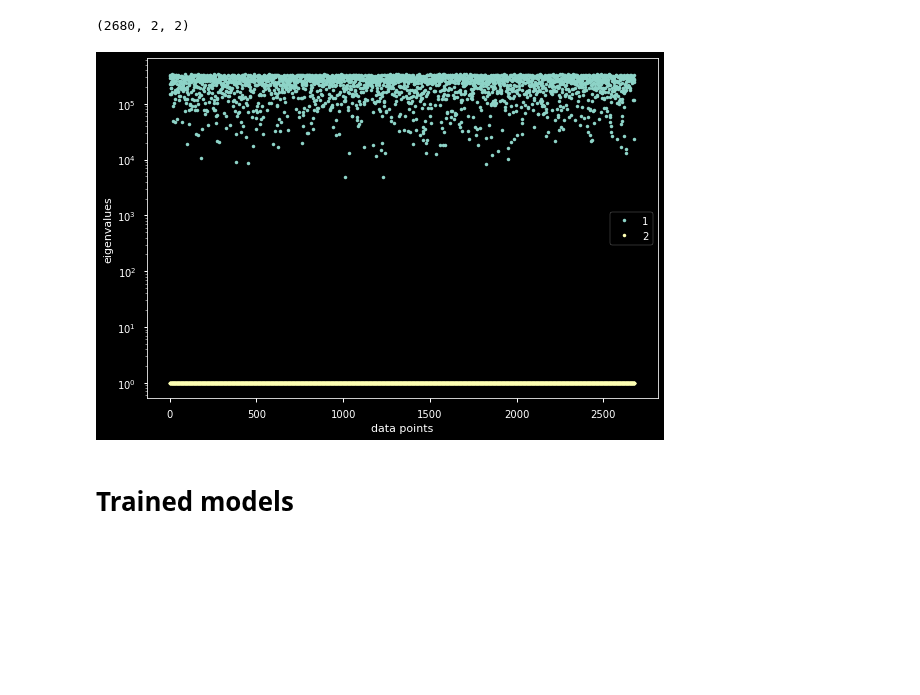
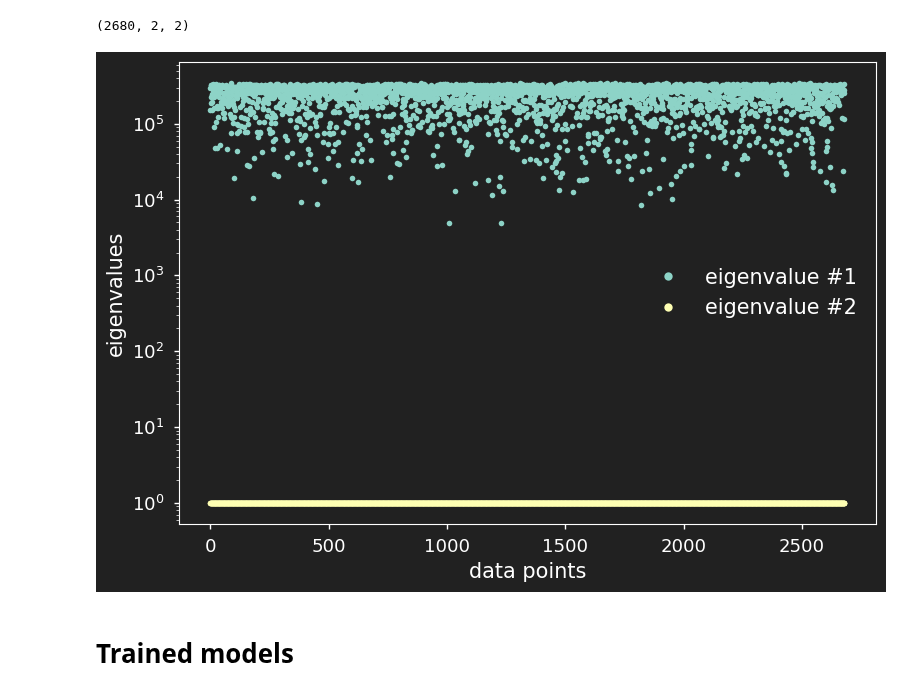
Before and after one commit to przemyslaw-zielinski/sf_nets, a Jupyter notebook: notebooks/logsin2_analyze.ipynb, the cells around one changed output. Cells and saved outputs as stored; diff of their text form; code cells hidden in the pictures; blank space fills up the shorter version.

```diff
--- a/notebooks/logsin2_analyze.ipynb
+++ b/notebooks/logsin2_analyze.ipynb
@@ -12,7 +12,8 @@ import matplotlib.pyplot as plt
 # from matplotlib.gridspec import GridSpec
 
 # figure aesthetics
-plt.style.use(['dark_background','seaborn-notebook'])  # for dark themes
+# plt.style.use(['dark_background','seaborn-notebook'])  # for dark themes
+plt.style.use(["../utils/dark.mplstyle","../utils/notebook.mplstyle"])
 # plt.style.use(['seaborn-notebook'])
 # %%
 root = Path('..')
@@ -67,7 +84,7 @@ plt.scatter(*train_ds.data.T, s=3);
 # %% [markdown]
 ### Timescale spearation
 # %%
-covis = np.array([covi.detach().numpy() for dp, covi in train_ds])
+covis = np.array([covi.detach().numpy() for dp, covi, *rest in train_ds])
 covis.shape
 # %% [output]
 (2680, 2, 2)
@@ -77,18 +94,18 @@ data_evals, data_evecs = 1/np.array(data_evals), np.array(data_evecs)
 # %%
 fig, ax = plt.subplots()
 for n, e_val in enumerate(data_evals.T):
-    ax.plot(e_val/data_evals.T[-1], '.', label=f"{n+1}")
+    ax.plot(e_val/data_evals.T[-1], 'o', label=f"eigenvalue #{n+1}")
 ax.legend()
 ax.set_yscale('log')
 
 ax.set_xlabel('data points')
 ax.set_ylabel('eigenvalues')
 
 fig.tight_layout()
 plt.show(fig)
 plt.close(fig)
 # %% [output]
-[figure, old version]
+[figure, new version]
 # %% [markdown]
 # Trained models
 # %%
```
Also changed, not shown: parts of 14 cells of this notebook, 53 other files.
